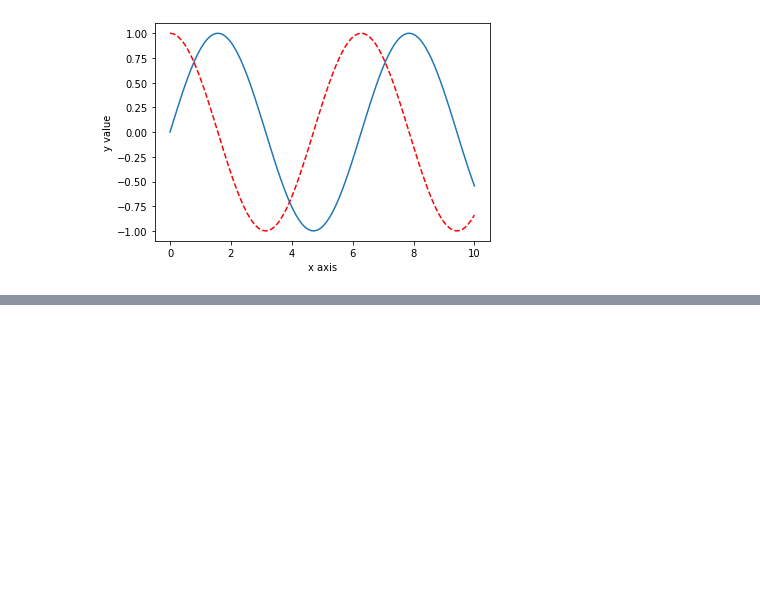
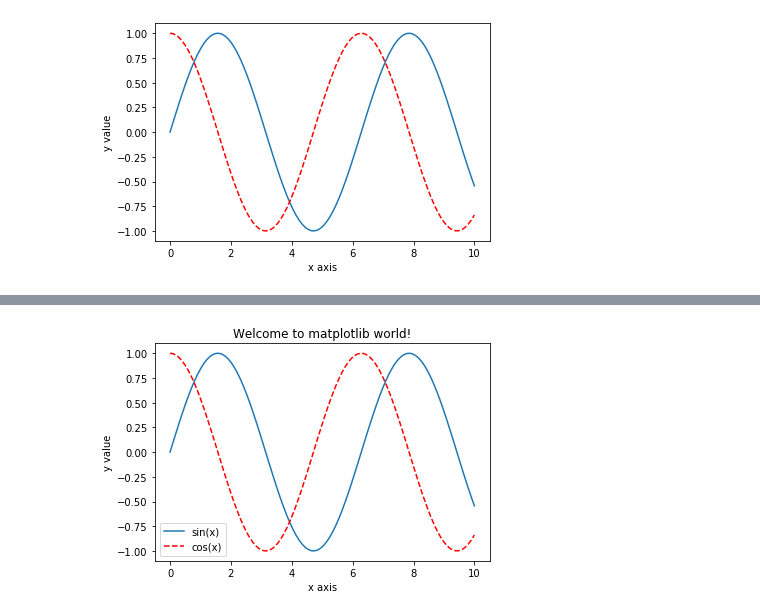
Before and after one commit to ScarletSmallRed/Machine-Learning-Basics, a Jupyter notebook: Chapter03/3-11 Mapplotlib.ipynb, the cells around one changed output, grey strips where cells are left out. Drawn from its saved outputs; the diff is of its cells as text; code cells hidden in the pictures; blank space fills up the shorter version.

```diff
--- a/Chapter03/3-11 Mapplotlib.ipynb
+++ b/Chapter03/3-11 Mapplotlib.ipynb
@@ -106,0 +116,10 @@ plt.show()
+# %%
+plt.plot(x, siny, label="sin(x)")
+plt.plot(x, cosy, color="red", linestyle="--", label="cos(x)")
+plt.xlabel("x axis")
+plt.ylabel("y value")
+plt.legend()
+plt.title("Welcome to matplotlib world!")
+plt.show()
+# %% [output]
+[figure, added]
```
Also changed, not shown: parts of 5 cells of this notebook, 1 other file.
